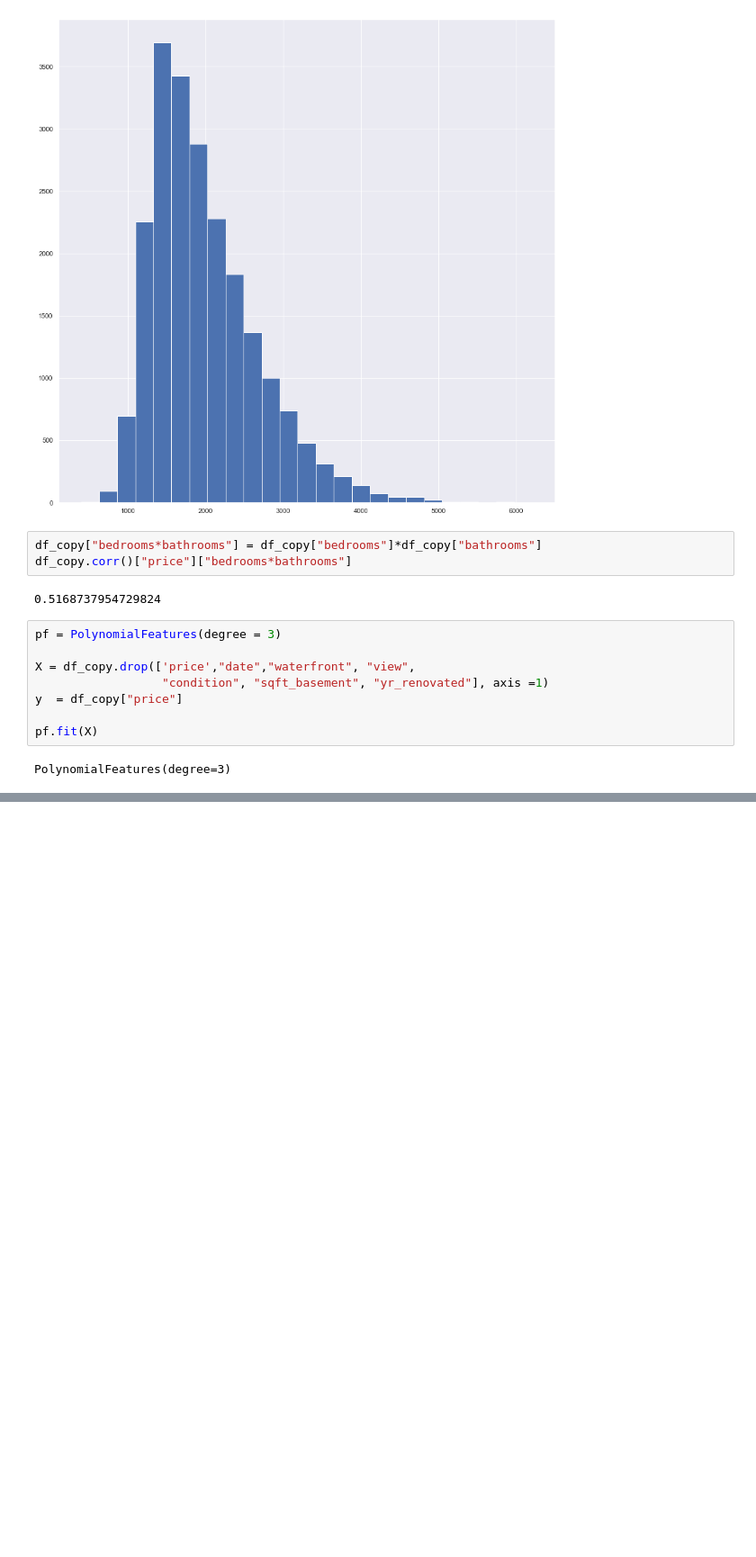
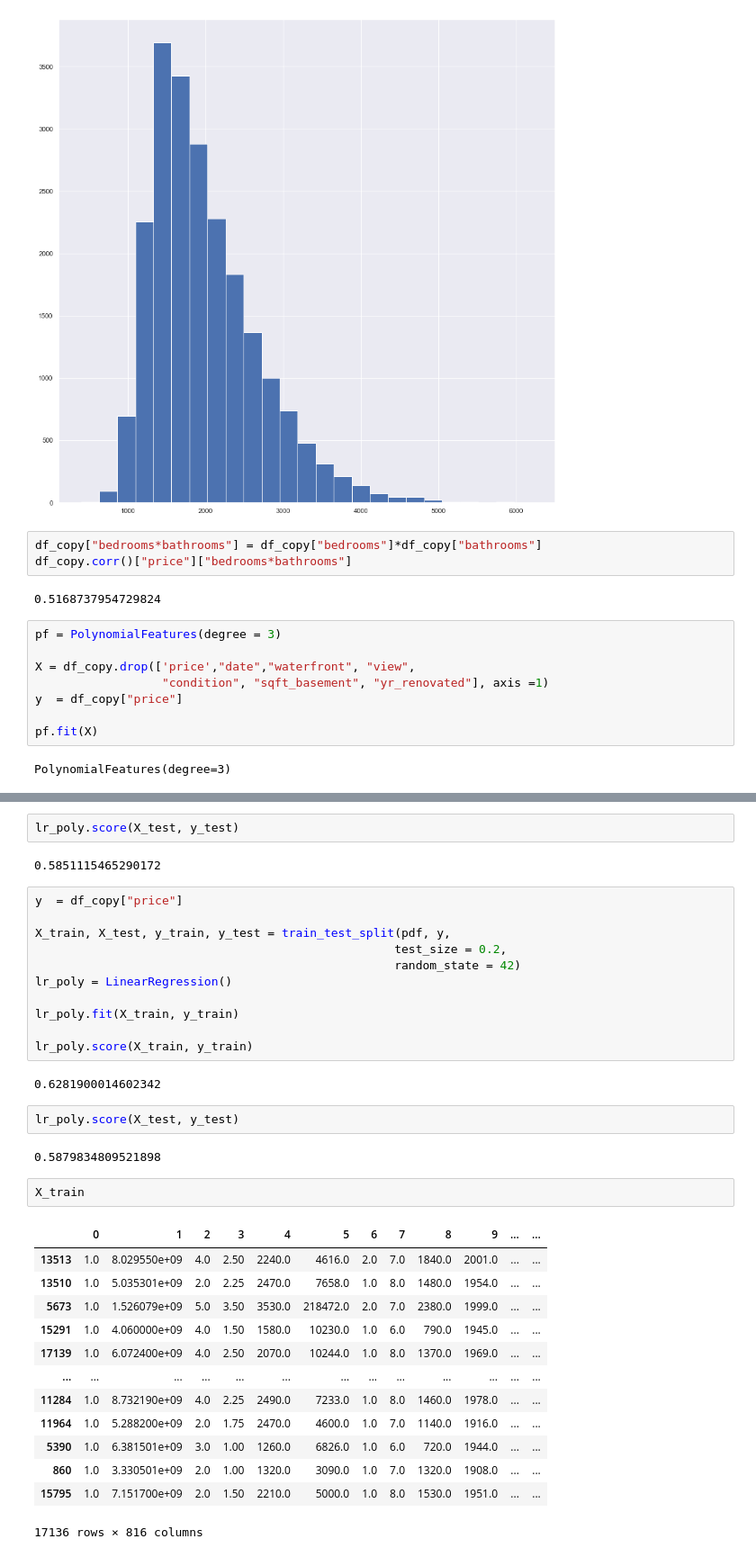
Before and after one commit to anguyen61191/NorthWestCountyProject, a Jupyter notebook: AndyNotebook.ipynb, the cells around one changed output, grey strips where cells are left out. Shown at 90% size. Cells and saved outputs as stored; diff of their text form; blank space fills up the shorter version.

```diff
--- a/AndyNotebook.ipynb
+++ b/AndyNotebook.ipynb
@@ -680,0 +1251,37 @@ lr.score(pdf, y)
+# %%
+lr_poly.score(X_test, y_test)
+# %% [output]
+0.5851115465290172
+# %%
+y  = df_copy["price"]
+
+X_train, X_test, y_train, y_test = train_test_split(pdf, y,
+                                                   test_size = 0.2,
+                                                   random_state = 42)
+lr_poly = LinearRegression()
+
+lr_poly.fit(X_train, y_train)
+
+lr_poly.score(X_train, y_train)
+# %% [output]
+0.6281900014602342
+# %%
+lr_poly.score(X_test, y_test)
+# %% [output]
+0.5879834809521898
+# %%
+X_train
+# %% [output]
+|  | 0 | 1 | 2 | 3 | 4 | 5 | 6 | 7 | 8 | 9 | ... | ... |
+| 13513 | 1.0 | 8.029550e+09 | 4.0 | 2.50 | 2240.0 | 4616.0 | 2.0 | 7.0 | 1840.0 | 2001.0 | ... | ... |
+| 13510 | 1.0 | 5.035301e+09 | 2.0 | 2.25 | 2470.0 | 7658.0 | 1.0 | 8.0 | 1480.0 | 1954.0 | ... | ... |
+| 5673 | 1.0 | 1.526079e+09 | 5.0 | 3.50 | 3530.0 | 218472.0 | 2.0 | 7.0 | 2380.0 | 1999.0 | ... | ... |
+| 15291 | 1.0 | 4.060000e+09 | 4.0 | 1.50 | 1580.0 | 10230.0 | 1.0 | 6.0 | 790.0 | 1945.0 | ... | ... |
+| 17139 | 1.0 | 6.072400e+09 | 4.0 | 2.50 | 2070.0 | 10244.0 | 1.0 | 8.0 | 1370.0 | 1969.0 | ... | ... |
+| ... | ... | ... | ... | ... | ... | ... | ... | ... | ... | ... | ... | ... |
+| 11284 | 1.0 | 8.732190e+09 | 4.0 | 2.25 | 2490.0 | 7233.0 | 1.0 | 8.0 | 1460.0 | 1978.0 | ... | ... |
+| 11964 | 1.0 | 5.288200e+09 | 2.0 | 1.75 | 2470.0 | 4600.0 | 1.0 | 7.0 | 1140.0 | 1916.0 | ... | ... |
+| 5390 | 1.0 | 6.381501e+09 | 3.0 | 1.00 | 1260.0 | 6826.0 | 1.0 | 6.0 | 720.0 | 1944.0 | ... | ... |
+| 860 | 1.0 | 3.330501e+09 | 2.0 | 1.00 | 1320.0 | 3090.0 | 1.0 | 7.0 | 1320.0 | 1908.0 | ... | ... |
+| 15795 | 1.0 | 7.151700e+09 | 2.0 | 1.50 | 2210.0 | 5000.0 | 1.0 | 8.0 | 1530.0 | 1951.0 | ... | ... |
+17136 rows × 816 columns
```
Also changed, not shown: parts of 71 cells of this notebook.
